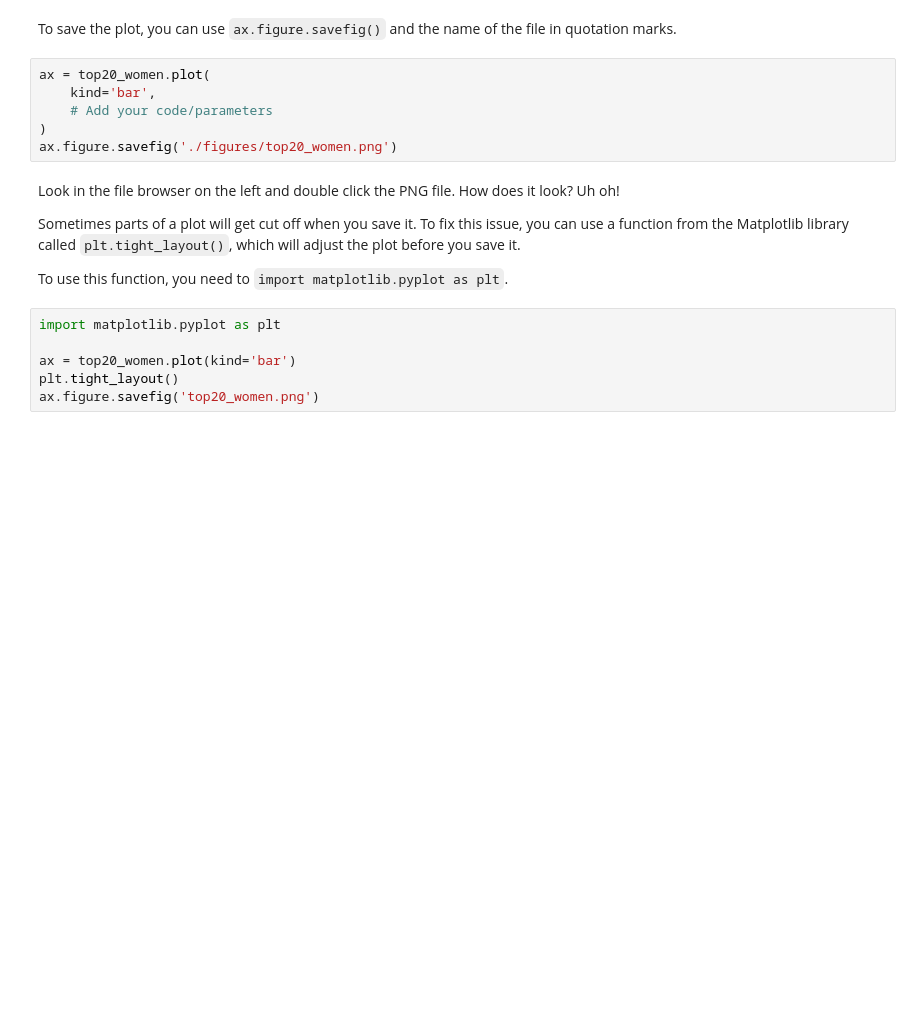
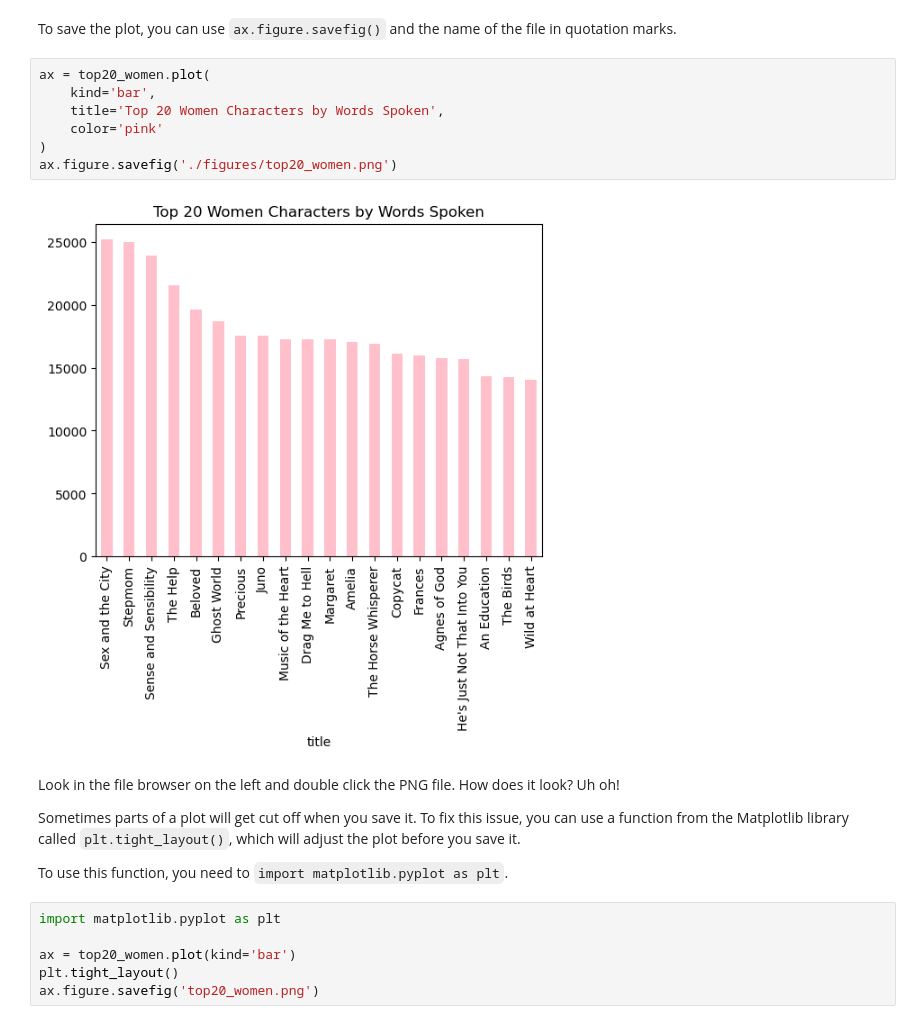
Before and after one commit to emileewrightvt/3844f23-writing-digital-media, a Jupyter notebook: book/03-Pandas-Data-Analysis/MIDTERM.ipynb, the cells around one changed output. Drawn from its saved outputs; the diff is of its cells as text; blank space fills up the shorter version.

```diff
--- a/book/03-Pandas-Data-Analysis/MIDTERM.ipynb
+++ b/book/03-Pandas-Data-Analysis/MIDTERM.ipynb
@@ -383,9 +530,12 @@ To save the plot, you can use `ax.figure.savefig()` and the name of the file in
 # %%
 ax = top20_women.plot(
     kind='bar',
-    # Add your code/parameters
+    title='Top 20 Women Characters by Words Spoken',
+    color='pink'
 )
 ax.figure.savefig('./figures/top20_women.png')
+# %% [output]
+[figure, added]
 # %% [markdown]
 Look in the file browser on the left and double click the PNG file. How does it look? Uh oh!
 
```
Also changed, not shown: parts of 28 cells of this notebook.
